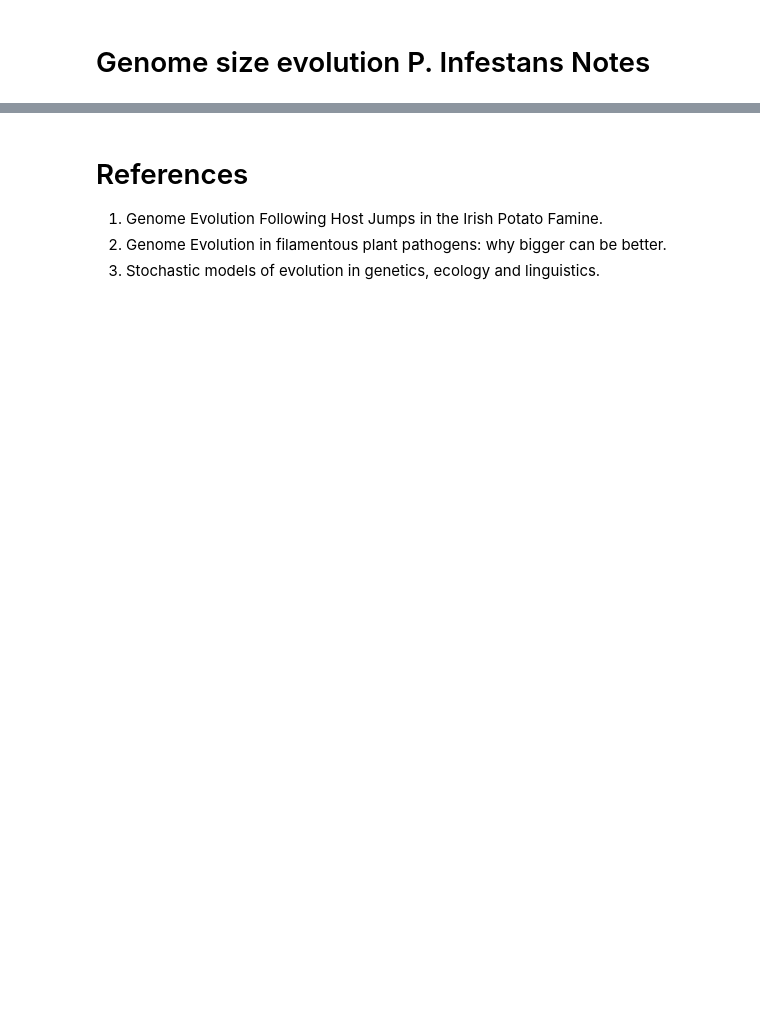
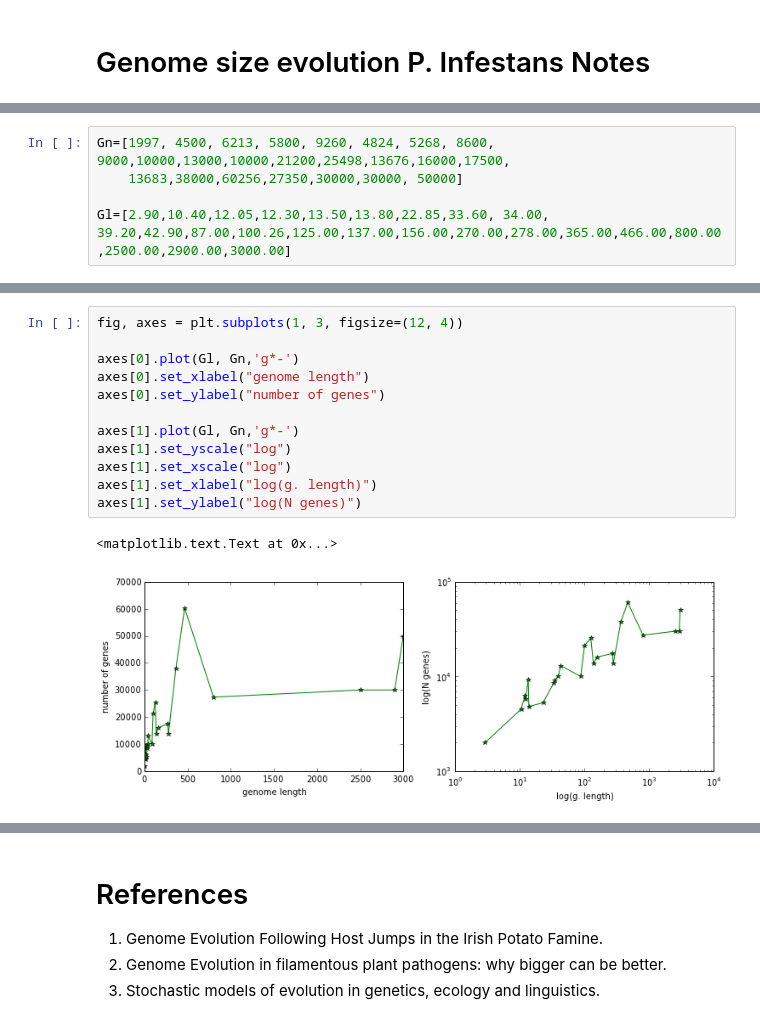
Before and after one commit to Host-pathogen-evol/Genome-Size-Evolution-Project, a Jupyter notebook: Host-Pathogen.ipynb, the cells around one changed output, grey strips where cells are left out. Cells and saved outputs as stored; diff of their text form; blank space fills up the shorter version.

Commit message:
Host-Pathogen Genome size project

```diff
--- a/Host-Pathogen.ipynb
+++ b/Host-Pathogen.ipynb
@@ -4,0 +7,6 @@
+# %%
+Gn=[1997, 4500, 6213, 5800, 9260, 4824, 5268, 8600, 9000,10000,13000,10000,21200,25498,13676,16000,17500,
+    13683,38000,60256,27350,30000,30000, 50000]
+
+Gl=[2.90,10.40,12.05,12.30,13.50,13.80,22.85,33.60, 34.00,
+39.20,42.90,87.00,100.26,125.00,137.00,156.00,270.00,278.00,365.00,466.00,800.00,2500.00,2900.00,3000.00]
@@ -5,3 +22,18 @@
+# %%
+fig, axes = plt.subplots(1, 3, figsize=(12, 4))
+
+axes[0].plot(Gl, Gn,'g*-')
+axes[0].set_xlabel("genome length")
+axes[0].set_ylabel("number of genes")
+
+axes[1].plot(Gl, Gn,'g*-')
+axes[1].set_yscale("log")
+axes[1].set_xscale("log")
+axes[1].set_xlabel("log(g. length)")
+axes[1].set_ylabel("log(N genes)")
+# %% [output]
+<matplotlib.text.Text at 0x...>
+[figure, added]
 # %% [markdown]
 # Facts and  that should be beared in mind all the time:
 ## Nucleotides.
```
Also changed, not shown: parts of 4 cells of this notebook.
